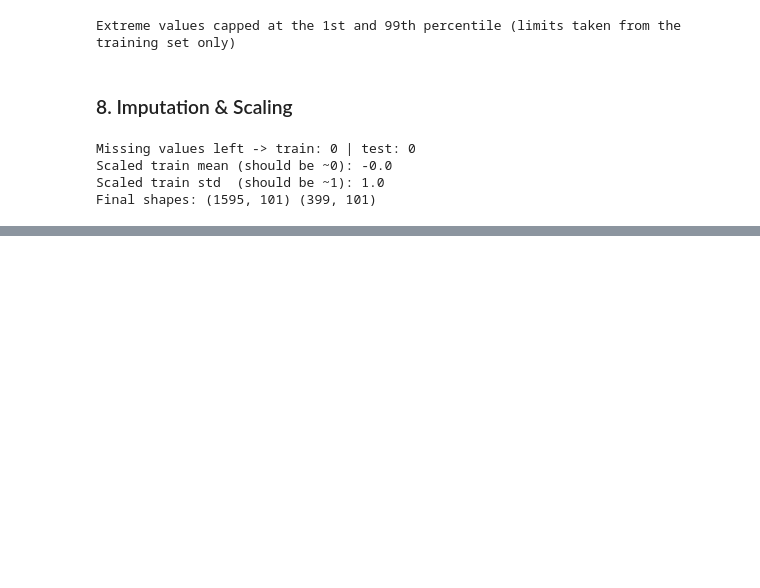
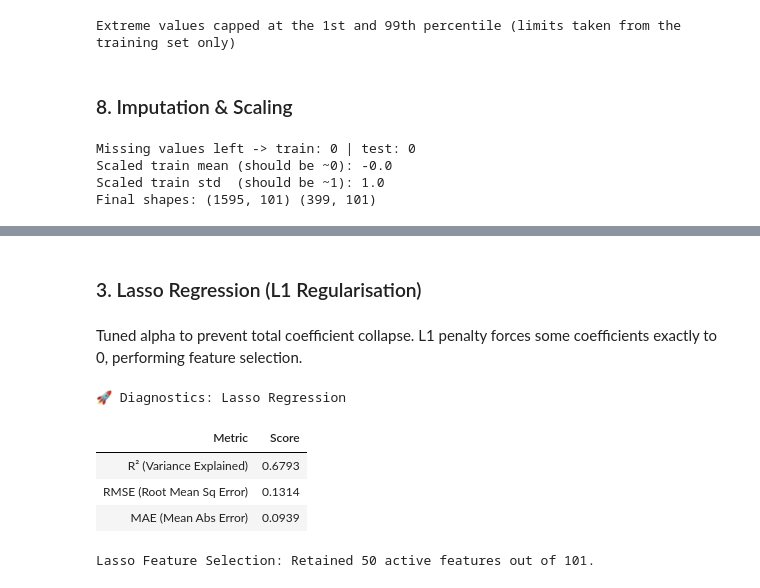
Before and after one commit to Reshma925/Vectora, a Jupyter notebook: Regression Track A/Regression.ipynb, the cells around one changed output, grey strips where cells are left out. Drawn from its saved outputs; the diff is of its cells as text; code cells hidden in the pictures; blank space fills up the shorter version.

```diff
--- a/Regression Track A/Regression.ipynb
+++ b/Regression Track A/Regression.ipynb
@@ -377,0 +439,14 @@ Final shapes: (1595, 101) (399, 101)
+# %% [markdown]
+### 3. Lasso Regression (L1 Regularisation)
+# %% [markdown]
+Tuned alpha to prevent total coefficient collapse. L1 penalty forces some coefficients exactly to 0, performing feature selection.
+# %%
+lasso = eval_model("Lasso Regression", Lasso(alpha=0.001, max_iter=10000), X_train_scaled, X_test_scaled, y_train, y_test)
+print(f"Lasso Feature Selection: Retained {np.sum(lasso.coef_ != 0)} active features out of {len(lasso.coef_)}.")
+# %% [output]
+🚀 Diagnostics: Lasso Regression
+| Metric | Score |
+| R² (Variance Explained) | 0.6793 |
+| RMSE (Root Mean Sq Error) | 0.1314 |
+| MAE (Mean Abs Error) | 0.0939 |
+Lasso Feature Selection: Retained 50 active features out of 101.
```
Also changed, not shown: parts of 18 cells of this notebook.
